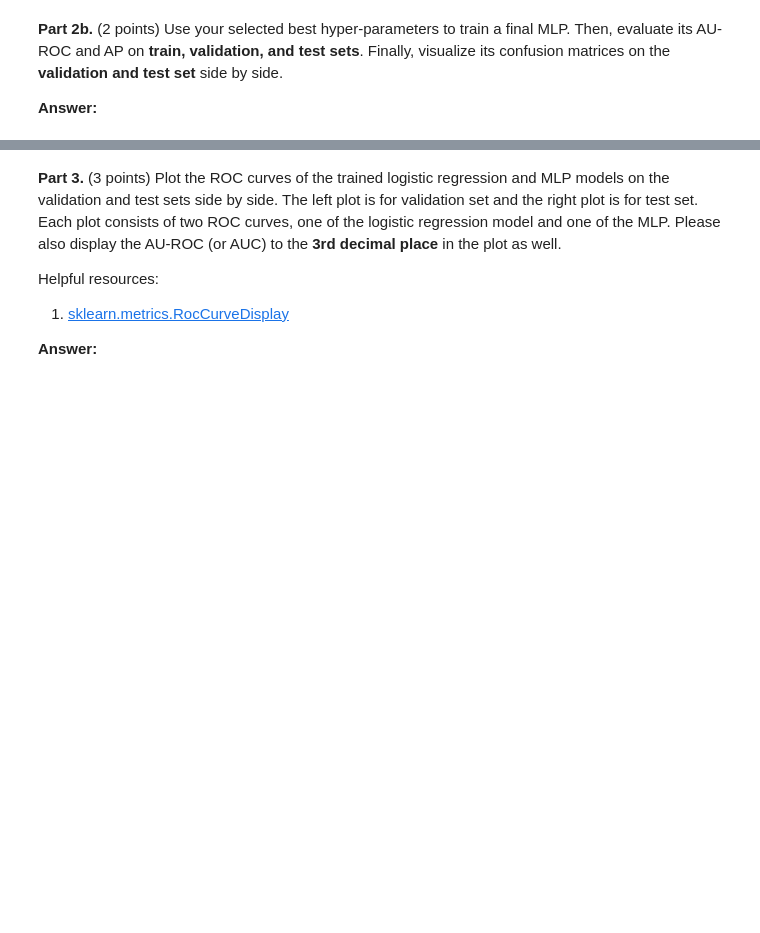
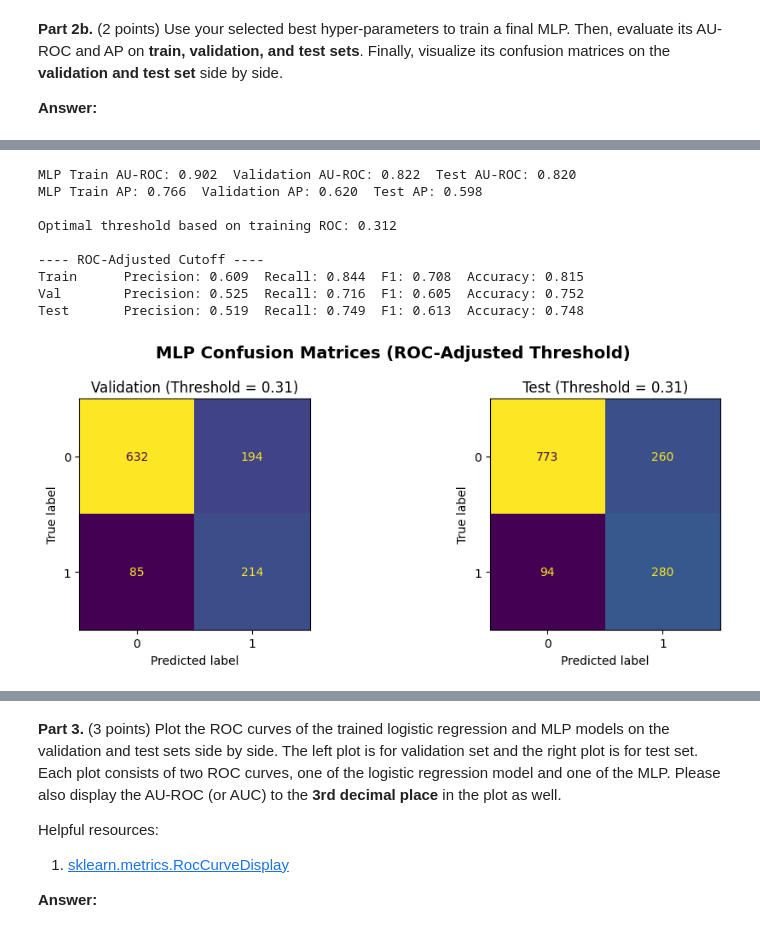
Before and after one commit to AHMerrill/ml-4, a Jupyter notebook: Zan_Merrill_ahm2452_HW4.ipynb, the cells around one changed output, grey strips where cells are left out. Drawn from its saved outputs; the diff is of its cells as text; code cells hidden in the pictures; blank space fills up the shorter version.

```diff
--- a/Zan_Merrill_ahm2452_HW4.ipynb
+++ b/Zan_Merrill_ahm2452_HW4.ipynb
@@ -801,0 +872,78 @@ print(f"MLP Train AP: {train_ap_mlp:.3f} Validation AP: {val_ap_mlp:.3f} Test AP
+# %%
+from sklearn.metrics import roc_curve, precision_score, recall_score, f1_score, accuracy_score
+
+# Initialize and fit MLP
+### START CODE ###
+mlp_best = MLPClassifier(
+    random_state=42,
+    hidden_layer_sizes=(32,),
+    learning_rate_init=0.001,
+    max_iter=1000
+)
+mlp_best.fit(X_train, y_train)
+### END CODE ###
+
+# Evaluate AU-ROC and AP on train/validation/test sets
+### START CODE ###
+train_y_pred_score_mlp = mlp_best.predict_proba(X_train)[:, 1]
+val_y_pred_score_mlp = mlp_best.predict_proba(X_val)[:, 1]
+test_y_pred_score_mlp = mlp_best.predict_proba(X_test)[:, 1]
+
+# AU-ROC
+train_auroc_mlp = roc_auc_score(y_train, train_y_pred_score_mlp)
+val_auroc_mlp = roc_auc_score(y_val, val_y_pred_score_mlp)
+test_auroc_mlp = roc_auc_score(y_test, test_y_pred_score_mlp)
+
+# Average Precision (AP)
+train_ap_mlp = average_precision_score(y_train, train_y_pred_score_mlp)
+val_ap_mlp = average_precision_score(y_val, val_y_pred_score_mlp)
+test_ap_mlp = average_precision_score(y_test, test_y_pred_score_mlp)
+### END CODE ###
+
+print(f"MLP Train AU-ROC: {train_auroc_mlp:.3f}  Validation AU-ROC: {val_auroc_mlp:.3f}  Test AU-ROC: {test_auroc_mlp:.3f}")
+print(f"MLP Train AP: {train_ap_mlp:.3f}  Validation AP: {val_ap_mlp:.3f}  Test AP: {test_ap_mlp:.3f}")
+
+# --- Determine optimal threshold based on training ROC curve ---
+fpr, tpr, thresholds = roc_curve(y_train, train_y_pred_score_mlp)
+j_scores = tpr - fpr
+best_threshold = thresholds[np.argmax(j_scores)]
+print(f"\nOptimal threshold based on training ROC: {best_threshold:.3f}")
+
+# --- Apply threshold ---
+train_preds = (train_y_pred_score_mlp >= best_threshold).astype(int)
+val_preds = (val_y_pred_score_mlp >= best_threshold).astype(int)
+test_preds = (test_y_pred_score_mlp >= best_threshold).astype(int)
+
+# --- Compute pointwise metrics ---
+def print_metrics(y_true, y_pred, split):
+    p = precision_score(y_true, y_pred)
+    r = recall_score(y_true, y_pred)
+    f1 = f1_score(y_true, y_pred)
+    acc = accuracy_score(y_true, y_pred)
+    print(f"{split:<10} Precision: {p:.3f}  Recall: {r:.3f}  F1: {f1:.3f}  Accuracy: {acc:.3f}")
+
+print("\n---- ROC-Adjusted Cutoff ----")
+print_metrics(y_train, train_preds, "Train")
+print_metrics(y_val, val_preds, "Val")
+print_metrics(y_test, test_preds, "Test")
+
+# --- Confusion matrices ---
+fig, axes = plt.subplots(1, 2, figsize=(10, 4))
+ConfusionMatrixDisplay(confusion_matrix(y_val, val_preds)).plot(ax=axes[0], colorbar=False)
+axes[0].set_title(f"Validation (Threshold = {best_threshold:.2f})")
+ConfusionMatrixDisplay(confusion_matrix(y_test, test_preds)).plot(ax=axes[1], colorbar=False)
+axes[1].set_title(f"Test (Threshold = {best_threshold:.2f})")
+plt.suptitle("MLP Confusion Matrices (ROC-Adjusted Threshold)", fontsize=14, fontweight="bold")
+plt.tight_layout()
+plt.show()
+# %% [output]
+MLP Train AU-ROC: 0.902  Validation AU-ROC: 0.822  Test AU-ROC: 0.820
+MLP Train AP: 0.766  Validation AP: 0.620  Test AP: 0.598
+
+Optimal threshold based on training ROC: 0.312
+
+---- ROC-Adjusted Cutoff ----
+Train      Precision: 0.609  Recall: 0.844  F1: 0.708  Accuracy: 0.815
+Val        Precision: 0.525  Recall: 0.716  F1: 0.605  Accuracy: 0.752
+Test       Precision: 0.519  Recall: 0.749  F1: 0.613  Accuracy: 0.748
+[figure, added]
```
Also changed, not shown: parts of 10 cells of this notebook.
